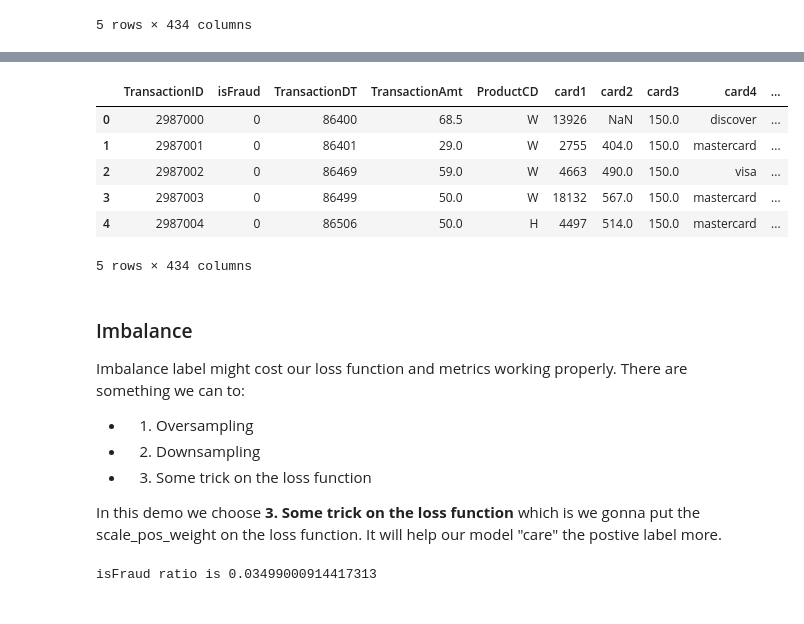
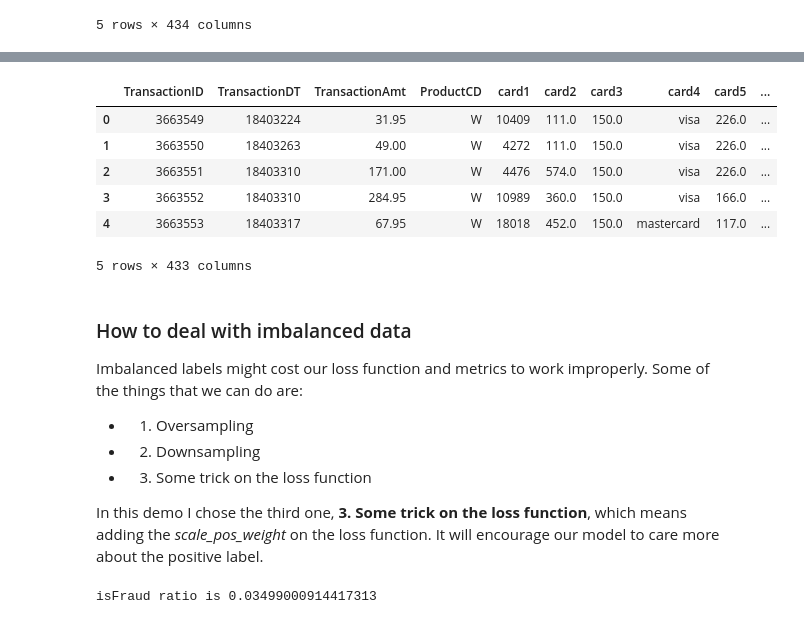
Before and after one commit to raywu60kg/credit-card-fraud-detection, a Jupyter notebook: notebooks/EDA.ipynb, the cells around one changed output, grey strips where cells are left out. Drawn from its saved outputs; the diff is of its cells as text; code cells hidden in the pictures.

```diff
--- a/notebooks/EDA.ipynb
+++ b/notebooks/EDA.ipynb
@@ -90,7 +92,7 @@ Training data columns name ['TransactionID', 'isFraud', 'TransactionDT', 'Transa
 5 rows × 434 columns
 # %%
 print("Testing data shape", test.shape)
-print("Testing data columns name", list(test.columns))
-train.head()
+print("\nTesting data columns name {}\n".format(list(test.columns)))
+test.head()
 # %% [output]
 Testing data shape (506691, 433)
@@ -97,21 +100,21 @@ Testing data shape (506691, 433)
 Testing data columns name ['TransactionID', 'TransactionDT', 'TransactionAmt', 'ProductCD', 'card1', 'card2', 'card3', 'card4', 'card5', 'card6', 'addr1', 'addr2', 'dist1', 'dist2', 'P_emaildomain', ' ...
-|  | TransactionID | isFraud | TransactionDT | TransactionAmt | ProductCD | card1 | card2 | card3 | card4 | ... |
-| 0 | 2987000 | 0 | 86400 | 68.5 | W | 13926 | NaN | 150.0 | discover | ... |
-| 1 | 2987001 | 0 | 86401 | 29.0 | W | 2755 | 404.0 | 150.0 | mastercard | ... |
-| 2 | 2987002 | 0 | 86469 | 59.0 | W | 4663 | 490.0 | 150.0 | visa | ... |
-| 3 | 2987003 | 0 | 86499 | 50.0 | W | 18132 | 567.0 | 150.0 | mastercard | ... |
-| 4 | 2987004 | 0 | 86506 | 50.0 | H | 4497 | 514.0 | 150.0 | mastercard | ... |
+|  | TransactionID | TransactionDT | TransactionAmt | ProductCD | card1 | card2 | card3 | card4 | card5 | ... |
+| 0 | 3663549 | 18403224 | 31.95 | W | 10409 | 111.0 | 150.0 | visa | 226.0 | ... |
+| 1 | 3663550 | 18403263 | 49.00 | W | 4272 | 111.0 | 150.0 | visa | 226.0 | ... |
+| 2 | 3663551 | 18403310 | 171.00 | W | 4476 | 574.0 | 150.0 | visa | 226.0 | ... |
+| 3 | 3663552 | 18403310 | 284.95 | W | 10989 | 360.0 | 150.0 | visa | 166.0 | ... |
+| 4 | 3663553 | 18403317 | 67.95 | W | 18018 | 452.0 | 150.0 | mastercard | 117.0 | ... |
-5 rows × 434 columns
+5 rows × 433 columns
 # %% [markdown]
-### Imbalance
-Imbalance label might cost our loss function and metrics working properly.
-There are something we can to:
+### How to deal with imbalanced data
+Imbalanced labels might cost our loss function and metrics to work improperly.
+Some of the things that we can do are:
 
 - 1. Oversampling
 - 2. Downsampling
 - 3. Some trick on the loss function
 
-In this demo we choose **3. Some trick on the loss function** which is we gonna put the scale_pos_weight on the loss function. It will help our model "care" the postive label more.
+In this demo I chose the third one, **3. Some trick on the loss function**, which means adding the *scale_pos_weight* on the loss function. It will encourage our model to care more about the positive label.
 # %%
 print("isFraud ratio is {}".format(sum(train["isFraud"])/len(train)))
 # %% [output]
```
Also changed, not shown: parts of 23 cells of this notebook, 16 other files.
